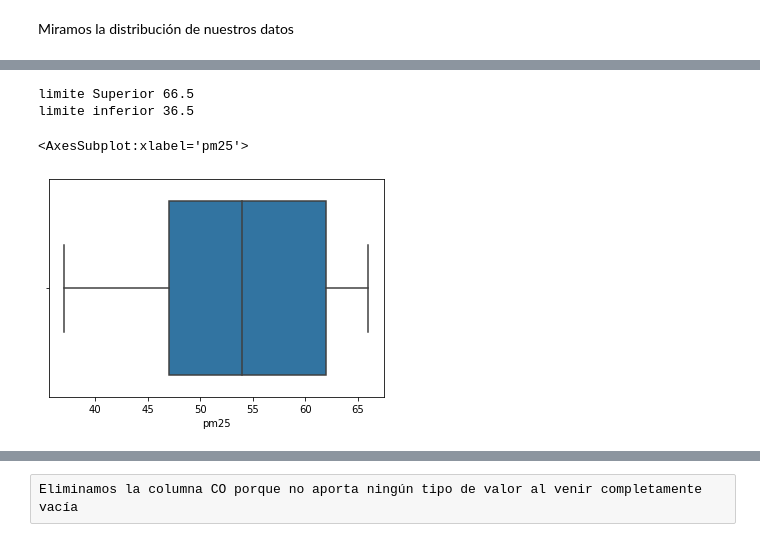
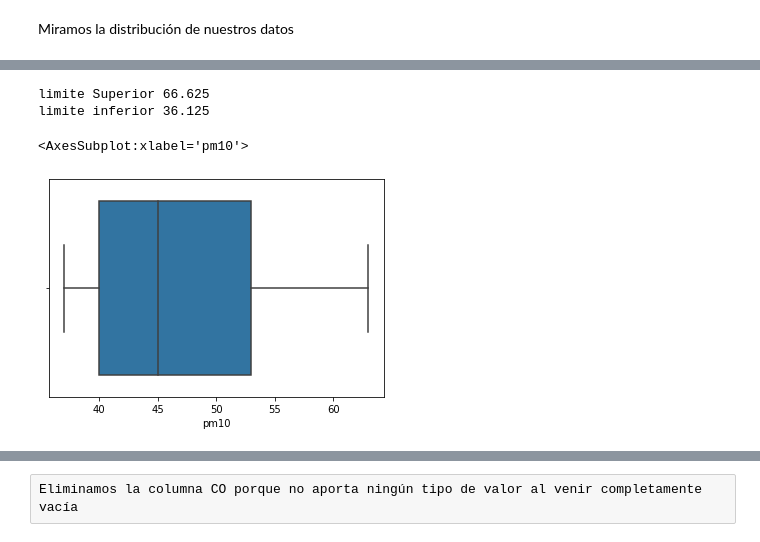
Before and after one commit to jrpecharroman/ProyectoBigData, a Jupyter notebook: datosContaminacionMadrid/JupiterNoteBook/datosMadrid.ipynb, the cells around one changed output, grey strips where cells are left out. Cells and saved outputs as stored; diff of their text form; code cells hidden in the pictures.

```diff
--- a/datosContaminacionMadrid/JupiterNoteBook/datosMadrid.ipynb
+++ b/datosContaminacionMadrid/JupiterNoteBook/datosMadrid.ipynb
@@ -3,23 +3,23 @@
 # %% [markdown]
 Importamos las librerías y le cambiamos el encabezado para eliminar los espacios con los que viene el .csv en los títulos de las columnas.
 # %%
-import pandas as panda
+import pandas as pd
 import matplotlib.pyplot as pyplt
 import seaborn as sns
 from seaborn import pairplot
 
 URL_DESCARGA = "/home/carlos/Proyectos/Python/ProyectoFinal/ProyectoBigData/datosContaminacionMadrid/madrid-air-quality.csv"
-dfContaminacion = panda.read_csv(URL_DESCARGA)
+dfContaminacion = pd.read_csv(URL_DESCARGA)
 columnNames = ['date', 'pm25', 'pm10','o3','no2','so2','co']
 dfContaminacion.columns = columnNames
 
-dfContaminacion ['date'] = panda.to_datetime(dfContaminacion['date'], format='%Y-%m-%d', errors='coerce')
-dfContaminacion ['pm25'] = panda.to_numeric(dfContaminacion['pm25'], errors='coerce')
-dfContaminacion ['pm10'] = panda.to_numeric(dfContaminacion['pm10'], errors='coerce')
-dfContaminacion ['o3'] = panda.to_numeric(dfContaminacion['o3'], errors='coerce')
-dfContaminacion ['no2'] = panda.to_numeric(dfContaminacion['no2'], errors='coerce')
-dfContaminacion ['so2'] = panda.to_numeric(dfContaminacion['so2'], errors='coerce')
-dfContaminacion ['co'] = panda.to_numeric(dfContaminacion['co'], errors='coerce')
+dfContaminacion ['date'] = pd.to_datetime(dfContaminacion['date'], format='%Y-%m-%d', errors='coerce')
+dfContaminacion ['pm25'] = pd.to_numeric(dfContaminacion['pm25'], errors='coerce')
+dfContaminacion ['pm10'] = pd.to_numeric(dfContaminacion['pm10'], errors='coerce')
+dfContaminacion ['o3'] = pd.to_numeric(dfContaminacion['o3'], errors='coerce')
+dfContaminacion ['no2'] = pd.to_numeric(dfContaminacion['no2'], errors='coerce')
+dfContaminacion ['so2'] = pd.to_numeric(dfContaminacion['so2'], errors='coerce')
+dfContaminacion ['co'] = pd.to_numeric(dfContaminacion['co'], errors='coerce')
 # %% [markdown]
 Examinamos nuestros datos
 # %%
@@ -90,7 +90,7 @@ last      2020-12-14 00:00:00
 Name: date, dtype: object
 # %%
 # Filtro por fecha
-dfContaminacion2018 = dfContaminacion[(dfContaminacion['date'] > '2018-01-01') & (dfContaminacion['date'] < '2019-01-01')]
+dfContaminacion2018 = dfContaminacion[(dfContaminacion['date'] >= '2018-01-01') & (dfContaminacion['date'] < '2019-01-01')]
 print(dfContaminacion2018.shape)
 dfContaminacion2018.head()
 # %% [output]
@@ -208,14 +237,18 @@ limiteInferior = q2-1.5*IQ
 print ("limite Superior",limiteSuperior)
 print ("limite inferior",limiteInferior)
 # %% [output]
-limite Superior 66.5
-limite inferior 36.5
+limite Superior 66.625
+limite inferior 36.125
 # %%
-dfContaminacion2018 = dfContaminacion2018.drop(dfContaminacion2018.loc[dfContaminacion2018['pm25'] > limiteSuperior].index)
-dfContaminacion2018 = dfContaminacion2018.drop(dfContaminacion2018.loc[dfContaminacion2018['pm25'] < limiteInferior].index)
+dfContaminacion2018 = dfContaminacion2018.drop(dfContaminacion2018.loc[dfContaminacion2018['pm10'] > limiteSuperior].index)
+dfContaminacion2018 = dfContaminacion2018.drop(dfContaminacion2018.loc[dfContaminacion2018['pm10'] < limiteInferior].index)
 #print(dfContaminacion2018.shape)
+
+dfContaminacion2019 = dfContaminacion2019.drop(dfContaminacion2019.loc[dfContaminacion2019['pm10'] > limiteSuperior].index)
+dfContaminacion2019 = dfContaminacion2019.drop(dfContaminacion2019.loc[dfContaminacion2019['pm10'] < limiteInferior].index)
+#print(dfContaminacion2018.shape)
 # %%
-boxplot(dfContaminacion2018.pm25)
+boxplot(dfContaminacion2018.pm10)
 # %% [output]
-<AxesSubplot:xlabel='pm25'>
+<AxesSubplot:xlabel='pm10'>
-[figure, old version]
+[figure, new version]
```
Also changed, not shown: parts of 24 cells of this notebook.
